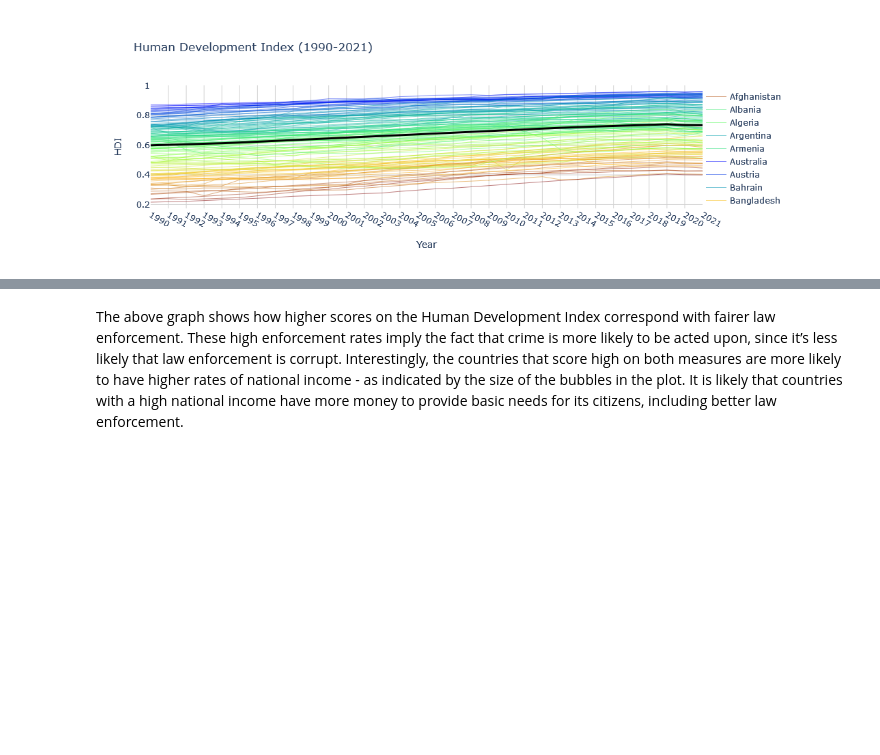
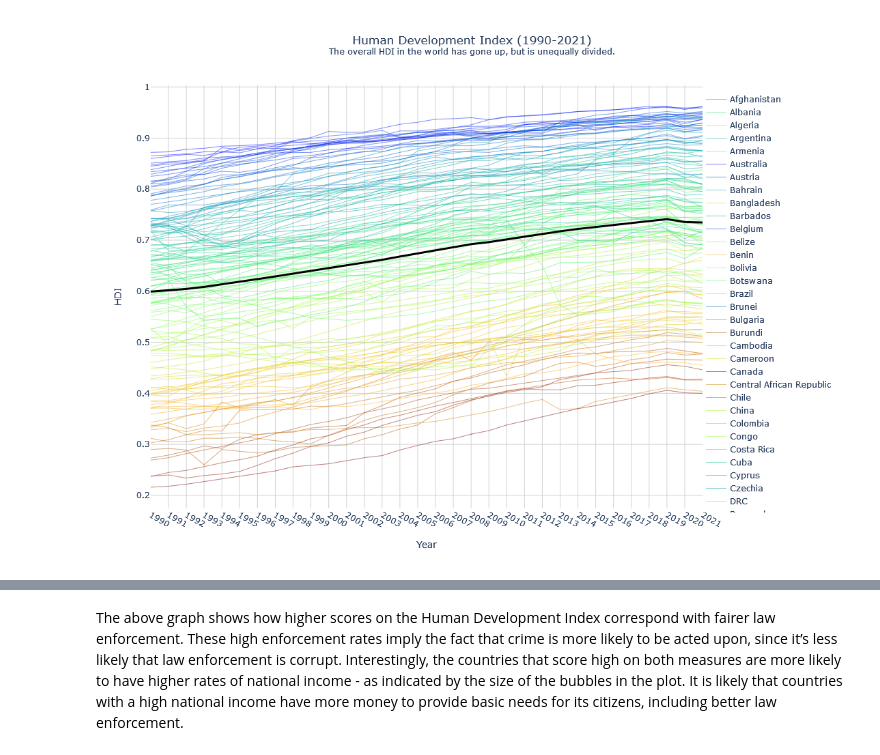
Before and after one commit to dejessias/Surveillance-Crime, a Jupyter notebook: _sources/docs/Perspective 2.ipynb, the cells around one changed output, grey strips where cells are left out. Drawn from its saved outputs; the diff is of its cells as text; code cells hidden in the pictures; blank space fills up the shorter version.

```diff
--- a/_sources/docs/Perspective 2.ipynb
+++ b/_sources/docs/Perspective 2.ipynb
@@ -42,4 +88,99 @@ As seen in the graph, there is an overall global increase over time of overall H
 # %%
-%run HDI.ipynb
+import numpy as np
+import pandas as pd
+pd.options.mode.chained_assignment = None
+import plotly.graph_objs as go
+import plotly.express as px
+from plotly.offline import init_notebook_mode
+init_notebook_mode(connected=True)
+
+import matplotlib.pyplot as plt
+
+HDI_full = pd.read_csv("datasets/Human Development Index.csv")
+
+HDI_full = HDI_full.groupby('Country').first()
+
+columns = ["Human Development Index (" + str(i) + ")" for i in range(1990, 2022)]
+
+# filter data 2021
+HDI = HDI_full[columns]
+
+# Rename some countries for clarity
+HDI.rename({'The Democratic Republic of the Congo':'DRC'}, inplace = True)
+HDI = HDI.sort_index()
+
+# Filter the dataframe to include only the required columns
+filtered_HDI = HDI.dropna()
+
+hdi_data = filtered_HDI
+
+# Normalize the first year's HDI values for color mapping
+first_year = hdi_data.columns[1]
+first_year_values = hdi_data[first_year].values
+norm = plt.Normalize(first_year_values.min(), first_year_values.max())
+colors = plt.cm.rainbow(norm(first_year_values))
+
+# Create the plotly figure
+fig = go.Figure()
+
+# year legend
+years = [str(year) for year in range(1990, 2022)]
+
+# Add traces for each country with color mapping based on the first year's HDI value
+for i in range(len(hdi_data.index)):
+    index = i
+    row = hdi_data.iloc[i]
+    country_color = 'rgb(' + str(int(256 - (colors[index][0] * 255)))\
+    + "," + str(int((colors[index][1] * 255))) + "," + str(int(256 - (colors[index][2] * 255))) + ")"
+    country_data = row[:].dropna()
+    fig.add_trace(go.Scatter(
+        x=years,
+        y=country_data,
+        mode='lines',
+        line=dict(width=0.5, color=country_color),
+        showlegend=True,
+        name = hdi_data.index[i]
+    ))
+
+
+# Calculate and plot the world average HDI
+world_avg = hdi_data.iloc[:, :].mean(axis=0)
+fig.add_trace(go.Scatter(
+    x=years,
+    y=world_avg,
+    mode='lines',
+    line=dict(width=3, color='black'),
+    name='World Mean'
+))
+
+# Update layout
+fig.update_layout(
+    xaxis_title='Year',
+    yaxis_title='HDI',
+    showlegend=True,
+    legend=dict(orientation="v", yanchor="top", y=0.99, xanchor="left", x=1),
+    plot_bgcolor='white',
+    autosize = True,
+    height = 800,
+    title={
+        'text' : 'Human Development Index (1990-2021)<br><sup>The overall HDI in the world has gone up, but is unequally divided.</sup>',
+        'y':0.95,
+        'x':0.5,
+        'xanchor': 'center',
+        'yanchor': 'top'
+    }
+)
+
+# Customize hover label formatting
+fig.update_traces(
+    hovertemplate='Year: %{x}<br>HDI: %{y}'
+)
+
+# Add gridlines
+fig.update_xaxes(showgrid=True, gridwidth=1, gridcolor='lightgrey')
+fig.update_yaxes(showgrid=True, gridwidth=1, gridcolor='lightgrey')
+
+# Show the figure
+fig.show()
 # %% [output]
-[figure, old version]
+[figure, new version]
```
Also changed, not shown: parts of 14 cells of this notebook, 26 other files.
